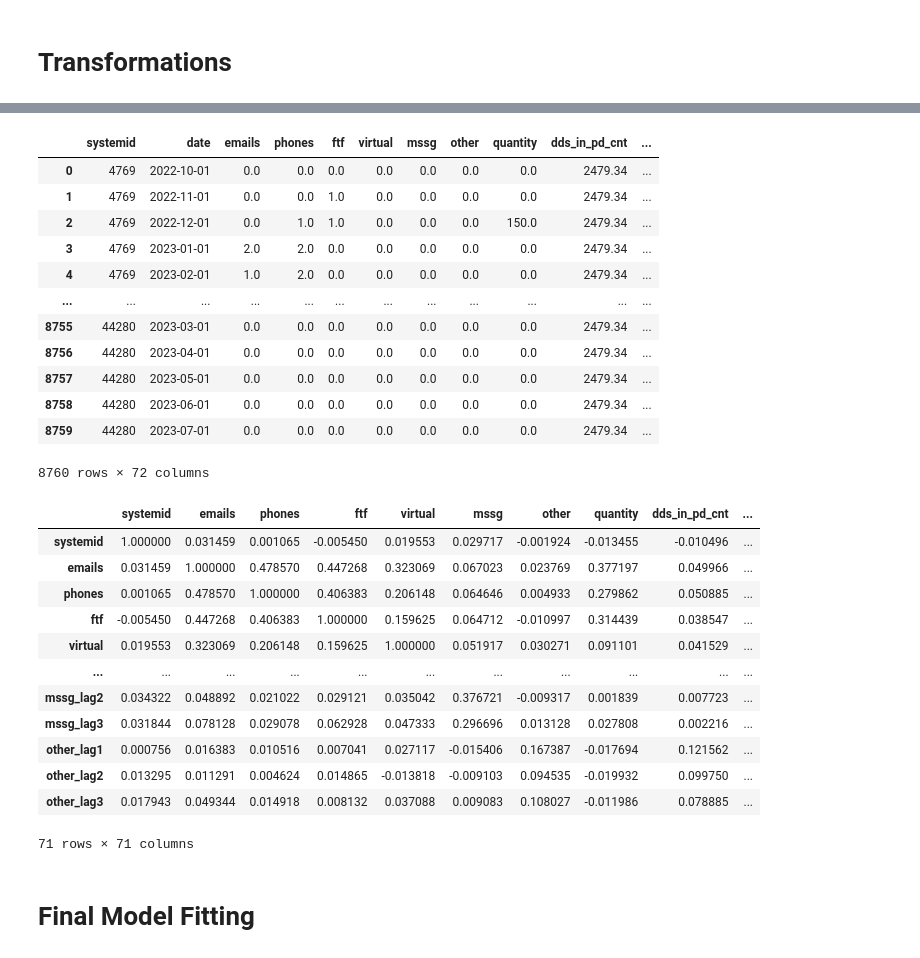
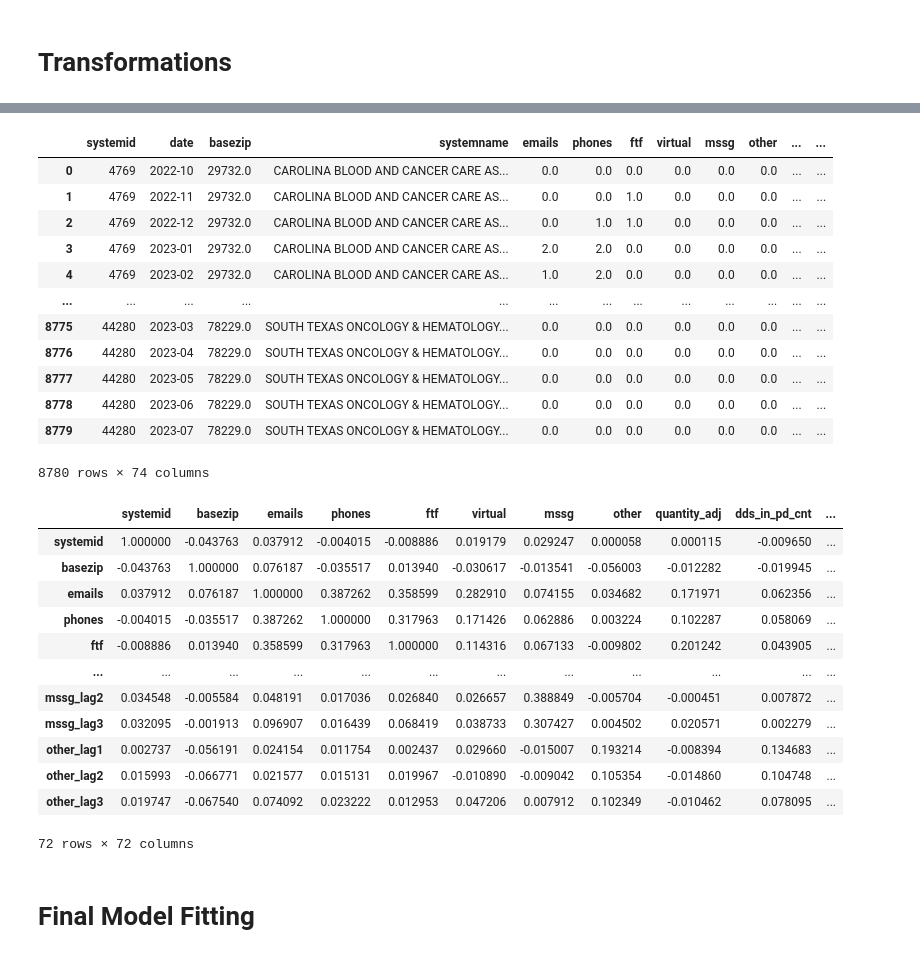
Before and after one commit to hsingh-mdsol/promotional_response_rf, a Jupyter notebook: research/spectrum_mmm.ipynb, the cells around one changed output, grey strips where cells are left out. Cells and saved outputs as stored; diff of their text form; code cells hidden in the pictures.

```diff
--- a/research/spectrum_mmm.ipynb
+++ b/research/spectrum_mmm.ipynb
@@ -320,44 +341,46 @@ df_t.describe()
+# %%
+df_t = df_pp.copy()
 # %%
 df_t.to_csv('spectrum_balanced_winsorize.csv', index=False)
 # %%
-df_t = transform.lag_dv(df_t, 'quantity', 3, 'systemid')
+df_t = transform.lag_dv(df_t, 'quantity_adj', 3, 'systemid')
 df_t = transform.lag_dv(df_t, 'emails', 3, 'systemid')
 df_t = transform.lag_dv(df_t, 'phones', 3, 'systemid')
 df_t = transform.lag_dv(df_t, 'ftf', 3, 'systemid')
 df_t = transform.lag_dv(df_t, 'virtual', 3, 'systemid')
 df_t = transform.lag_dv(df_t, 'mssg', 3, 'systemid')
 df_t = transform.lag_dv(df_t, 'other', 3, 'systemid')
 df_t
 # %% [output]
-|  | systemid | date | emails | phones | ftf | virtual | mssg | other | quantity | dds_in_pd_cnt | ... |
-| 0 | 4769 | 2022-10-01 | 0.0 | 0.0 | 0.0 | 0.0 | 0.0 | 0.0 | 0.0 | 2479.34 | ... |
-| 1 | 4769 | 2022-11-01 | 0.0 | 0.0 | 1.0 | 0.0 | 0.0 | 0.0 | 0.0 | 2479.34 | ... |
-| 2 | 4769 | 2022-12-01 | 0.0 | 1.0 | 1.0 | 0.0 | 0.0 | 0.0 | 150.0 | 2479.34 | ... |
-| 3 | 4769 | 2023-01-01 | 2.0 | 2.0 | 0.0 | 0.0 | 0.0 | 0.0 | 0.0 | 2479.34 | ... |
-| 4 | 4769 | 2023-02-01 | 1.0 | 2.0 | 0.0 | 0.0 | 0.0 | 0.0 | 0.0 | 2479.34 | ... |
-| ... | ... | ... | ... | ... | ... | ... | ... | ... | ... | ... | ... |
-| 8755 | 44280 | 2023-03-01 | 0.0 | 0.0 | 0.0 | 0.0 | 0.0 | 0.0 | 0.0 | 2479.34 | ... |
-| 8756 | 44280 | 2023-04-01 | 0.0 | 0.0 | 0.0 | 0.0 | 0.0 | 0.0 | 0.0 | 2479.34 | ... |
-| 8757 | 44280 | 2023-05-01 | 0.0 | 0.0 | 0.0 | 0.0 | 0.0 | 0.0 | 0.0 | 2479.34 | ... |
-| 8758 | 44280 | 2023-06-01 | 0.0 | 0.0 | 0.0 | 0.0 | 0.0 | 0.0 | 0.0 | 2479.34 | ... |
-| 8759 | 44280 | 2023-07-01 | 0.0 | 0.0 | 0.0 | 0.0 | 0.0 | 0.0 | 0.0 | 2479.34 | ... |
+|  | systemid | date | basezip | systemname | emails | phones | ftf | virtual | mssg | other | ... | ... |
+| 0 | 4769 | 2022-10 | 29732.0 | CAROLINA BLOOD AND CANCER CARE AS... | 0.0 | 0.0 | 0.0 | 0.0 | 0.0 | 0.0 | ... | ... |
+| 1 | 4769 | 2022-11 | 29732.0 | CAROLINA BLOOD AND CANCER CARE AS... | 0.0 | 0.0 | 1.0 | 0.0 | 0.0 | 0.0 | ... | ... |
+| 2 | 4769 | 2022-12 | 29732.0 | CAROLINA BLOOD AND CANCER CARE AS... | 0.0 | 1.0 | 1.0 | 0.0 | 0.0 | 0.0 | ... | ... |
+| 3 | 4769 | 2023-01 | 29732.0 | CAROLINA BLOOD AND CANCER CARE AS... | 2.0 | 2.0 | 0.0 | 0.0 | 0.0 | 0.0 | ... | ... |
+| 4 | 4769 | 2023-02 | 29732.0 | CAROLINA BLOOD AND CANCER CARE AS... | 1.0 | 2.0 | 0.0 | 0.0 | 0.0 | 0.0 | ... | ... |
+| ... | ... | ... | ... | ... | ... | ... | ... | ... | ... | ... | ... | ... |
+| 8775 | 44280 | 2023-03 | 78229.0 | SOUTH TEXAS ONCOLOGY & HEMATOLOGY... | 0.0 | 0.0 | 0.0 | 0.0 | 0.0 | 0.0 | ... | ... |
+| 8776 | 44280 | 2023-04 | 78229.0 | SOUTH TEXAS ONCOLOGY & HEMATOLOGY... | 0.0 | 0.0 | 0.0 | 0.0 | 0.0 | 0.0 | ... | ... |
+| 8777 | 44280 | 2023-05 | 78229.0 | SOUTH TEXAS ONCOLOGY & HEMATOLOGY... | 0.0 | 0.0 | 0.0 | 0.0 | 0.0 | 0.0 | ... | ... |
+| 8778 | 44280 | 2023-06 | 78229.0 | SOUTH TEXAS ONCOLOGY & HEMATOLOGY... | 0.0 | 0.0 | 0.0 | 0.0 | 0.0 | 0.0 | ... | ... |
+| 8779 | 44280 | 2023-07 | 78229.0 | SOUTH TEXAS ONCOLOGY & HEMATOLOGY... | 0.0 | 0.0 | 0.0 | 0.0 | 0.0 | 0.0 | ... | ... |
-8760 rows × 72 columns
+8780 rows × 74 columns
 # %%
 df_t.corr()
 # %% [output]
-|  | systemid | emails | phones | ftf | virtual | mssg | other | quantity | dds_in_pd_cnt | ... |
-| systemid | 1.000000 | 0.031459 | 0.001065 | -0.005450 | 0.019553 | 0.029717 | -0.001924 | -0.013455 | -0.010496 | ... |
-| emails | 0.031459 | 1.000000 | 0.478570 | 0.447268 | 0.323069 | 0.067023 | 0.023769 | 0.377197 | 0.049966 | ... |
-| phones | 0.001065 | 0.478570 | 1.000000 | 0.406383 | 0.206148 | 0.064646 | 0.004933 | 0.279862 | 0.050885 | ... |
-| ftf | -0.005450 | 0.447268 | 0.406383 | 1.000000 | 0.159625 | 0.064712 | -0.010997 | 0.314439 | 0.038547 | ... |
-| virtual | 0.019553 | 0.323069 | 0.206148 | 0.159625 | 1.000000 | 0.051917 | 0.030271 | 0.091101 | 0.041529 | ... |
-| ... | ... | ... | ... | ... | ... | ... | ... | ... | ... | ... |
-| mssg_lag2 | 0.034322 | 0.048892 | 0.021022 | 0.029121 | 0.035042 | 0.376721 | -0.009317 | 0.001839 | 0.007723 | ... |
-| mssg_lag3 | 0.031844 | 0.078128 | 0.029078 | 0.062928 | 0.047333 | 0.296696 | 0.013128 | 0.027808 | 0.002216 | ... |
-| other_lag1 | 0.000756 | 0.016383 | 0.010516 | 0.007041 | 0.027117 | -0.015406 | 0.167387 | -0.017694 | 0.121562 | ... |
-| other_lag2 | 0.013295 | 0.011291 | 0.004624 | 0.014865 | -0.013818 | -0.009103 | 0.094535 | -0.019932 | 0.099750 | ... |
-| other_lag3 | 0.017943 | 0.049344 | 0.014918 | 0.008132 | 0.037088 | 0.009083 | 0.108027 | -0.011986 | 0.078885 | ... |
+|  | systemid | basezip | emails | phones | ftf | virtual | mssg | other | quantity_adj | dds_in_pd_cnt | ... |
+| systemid | 1.000000 | -0.043763 | 0.037912 | -0.004015 | -0.008886 | 0.019179 | 0.029247 | 0.000058 | 0.000115 | -0.009650 | ... |
+| basezip | -0.043763 | 1.000000 | 0.076187 | -0.035517 | 0.013940 | -0.030617 | -0.013541 | -0.056003 | -0.012282 | -0.019945 | ... |
+| emails | 0.037912 | 0.076187 | 1.000000 | 0.387262 | 0.358599 | 0.282910 | 0.074155 | 0.034682 | 0.171971 | 0.062356 | ... |
+| phones | -0.004015 | -0.035517 | 0.387262 | 1.000000 | 0.317963 | 0.171426 | 0.062886 | 0.003224 | 0.102287 | 0.058069 | ... |
+| ftf | -0.008886 | 0.013940 | 0.358599 | 0.317963 | 1.000000 | 0.114316 | 0.067133 | -0.009802 | 0.201242 | 0.043905 | ... |
+| ... | ... | ... | ... | ... | ... | ... | ... | ... | ... | ... | ... |
+| mssg_lag2 | 0.034548 | -0.005584 | 0.048191 | 0.017036 | 0.026840 | 0.026657 | 0.388849 | -0.005704 | -0.000451 | 0.007872 | ... |
+| mssg_lag3 | 0.032095 | -0.001913 | 0.096907 | 0.016439 | 0.068419 | 0.038733 | 0.307427 | 0.004502 | 0.020571 | 0.002279 | ... |
+| other_lag1 | 0.002737 | -0.056191 | 0.024154 | 0.011754 | 0.002437 | 0.029660 | -0.015007 | 0.193214 | -0.008394 | 0.134683 | ... |
+| other_lag2 | 0.015993 | -0.066771 | 0.021577 | 0.015131 | 0.019967 | -0.010890 | -0.009042 | 0.105354 | -0.014860 | 0.104748 | ... |
+| other_lag3 | 0.019747 | -0.067540 | 0.074092 | 0.023222 | 0.012953 | 0.047206 | 0.007912 | 0.102349 | -0.010462 | 0.078095 | ... |
-71 rows × 71 columns
+72 rows × 72 columns
 # %% [markdown]
 # Final Model Fitting
 # %%
```
Also changed, not shown: parts of 19 cells of this notebook, 1 other file.
